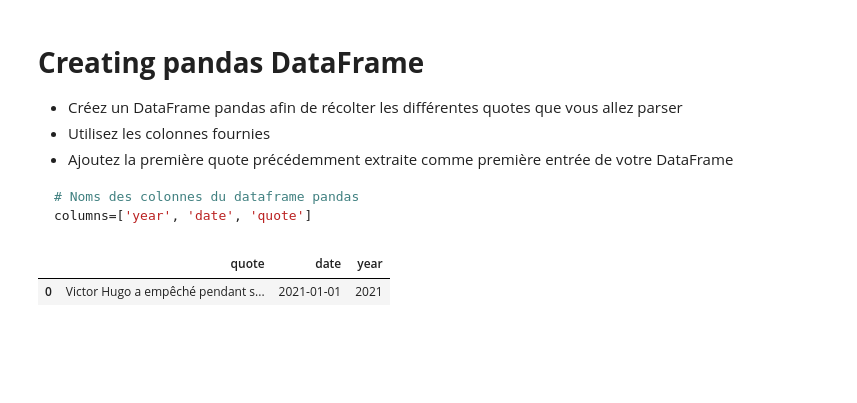
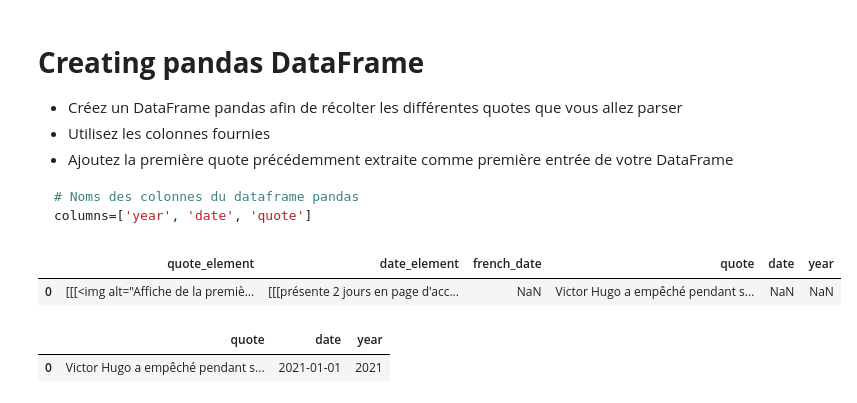
Before and after one commit to owencalvin/abstracts, a Jupyter notebook: data_acquisition/tp2/src/tp_scraping.ipynb, the cells around one changed output. Saved outputs shown, nothing was run; the diff lists cells and outputs as text; code cells hidden in the pictures; blank space fills up the shorter version.

```diff
--- a/data_acquisition/tp2/src/tp_scraping.ipynb
+++ b/data_acquisition/tp2/src/tp_scraping.ipynb
@@ -96,6 +97,10 @@ def create_quotes_df(data):
     )
 # %%
 df_quotes_2021 = create_quotes_df([rows[0]])
+df_quotes_2021
+# %% [output]
+|  | quote_element | date_element | french_date | quote | date | year |
+| 0 | [[[<img alt="Affiche de la premiè... | [[[présente 2 jours en page d'acc... | NaN | Victor Hugo a empêché pendant s... | NaN | NaN |
 # %%
 def extract_quote_informations(item):
     item["french_date"] = re.sub(r"(.*du\s|\sà.*)", "", item.date_element.text);
```
Also changed, not shown: parts of 17 cells of this notebook, 1 other file.
